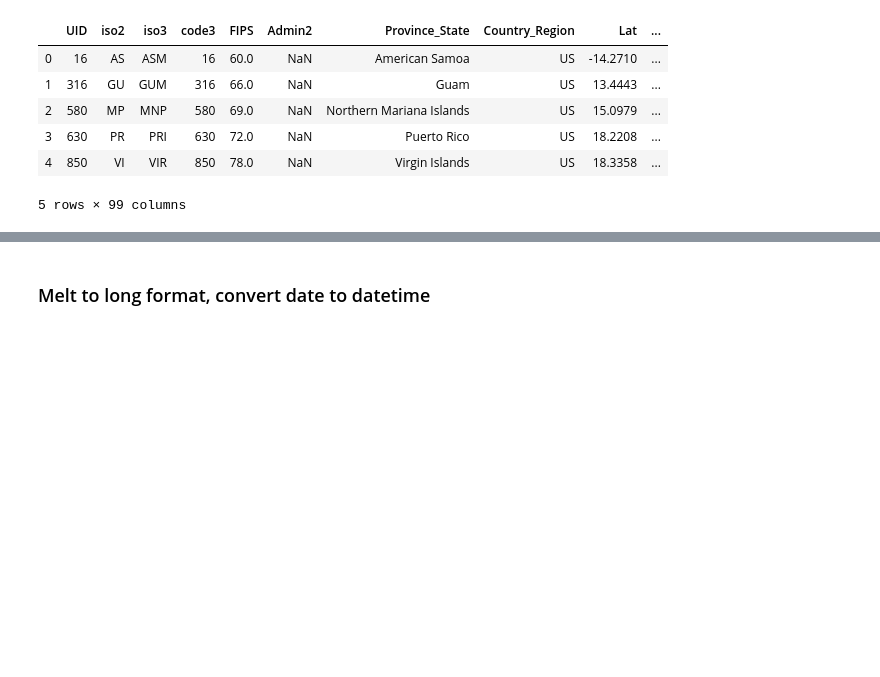
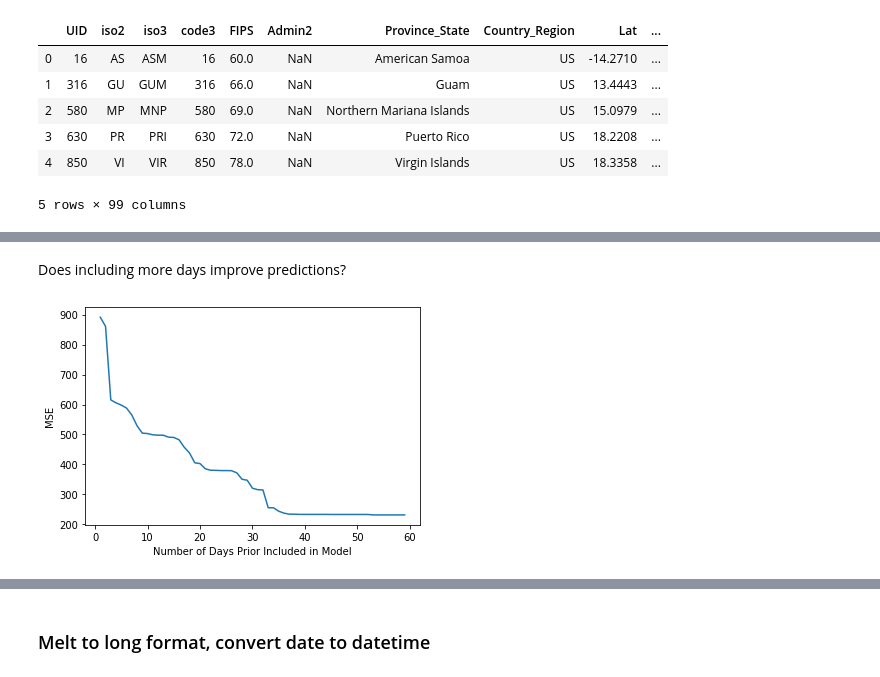
Before and after one commit to kvah/ds100covid19, a Jupyter notebook: pca.ipynb, the cells around one changed output, grey strips where cells are left out. Saved outputs shown, nothing was run; the diff lists cells and outputs as text; code cells hidden in the pictures; blank space fills up the shorter version.

```diff
--- a/pca.ipynb
+++ b/pca.ipynb
@@ -18,0 +43,20 @@ dat.head()
+# %% [markdown]
+Does including more days improve predictions?
+# %%
+predict_date = "4/5/20"
+model = LinearRegression()
+mses = []
+
+for n in np.arange(1, 60):
+
+    model.fit(past_n_days(predict_date, n, dat), dat[predict_date])
+    hats = model.predict(past_n_days(predict_date, n, dat))
+    mse = np.mean((dat[predict_date] - hats)**2)
+    mses.append(mse)
+
+plt.plot(np.arange(1,60), mses)
+plt.ylabel("MSE")
+plt.xlabel("Number of Days Prior Included in Model")
+plt.show()
+# %% [output]
+[figure, added]
```
Also changed, not shown: parts of 20 cells of this notebook.
